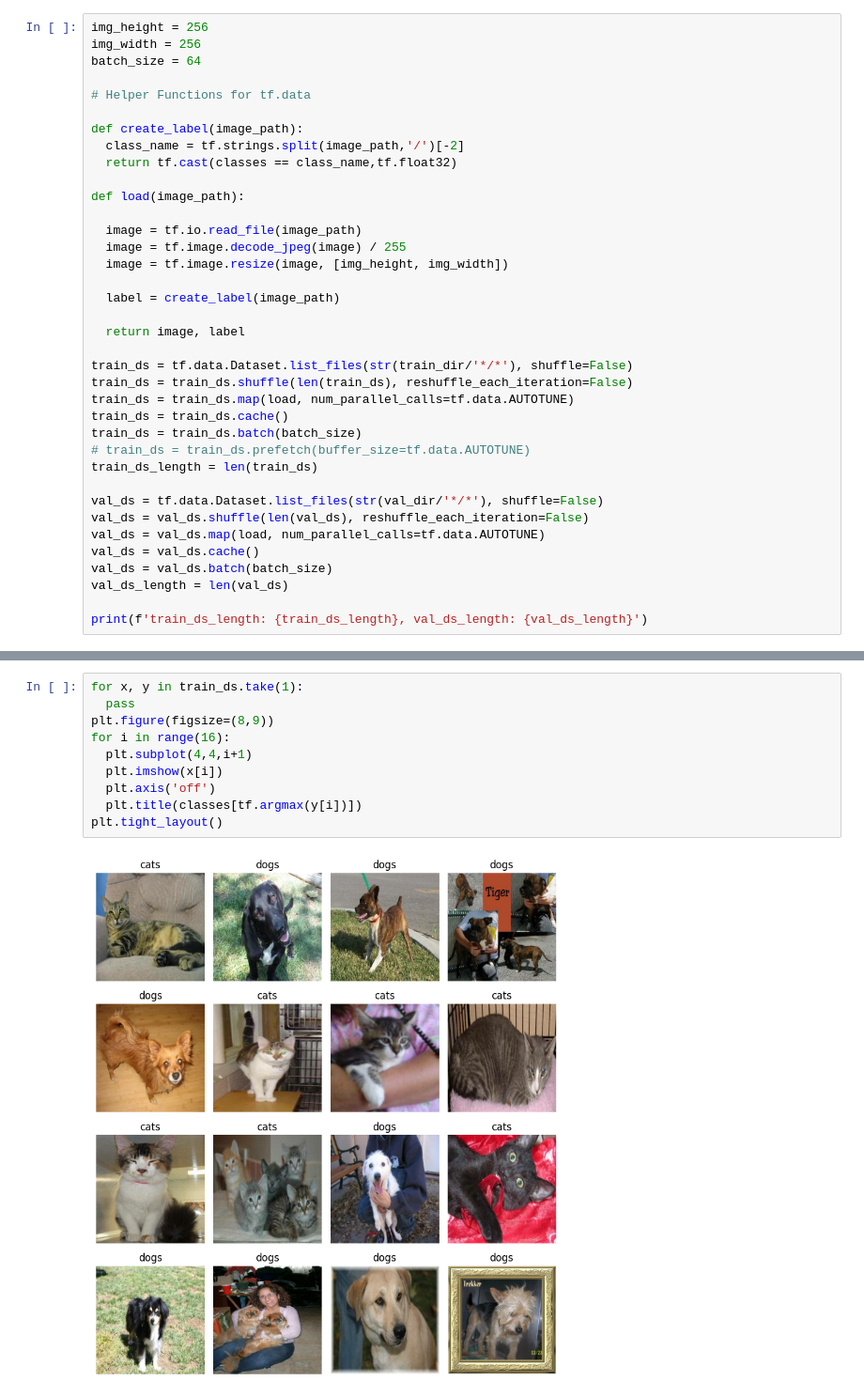
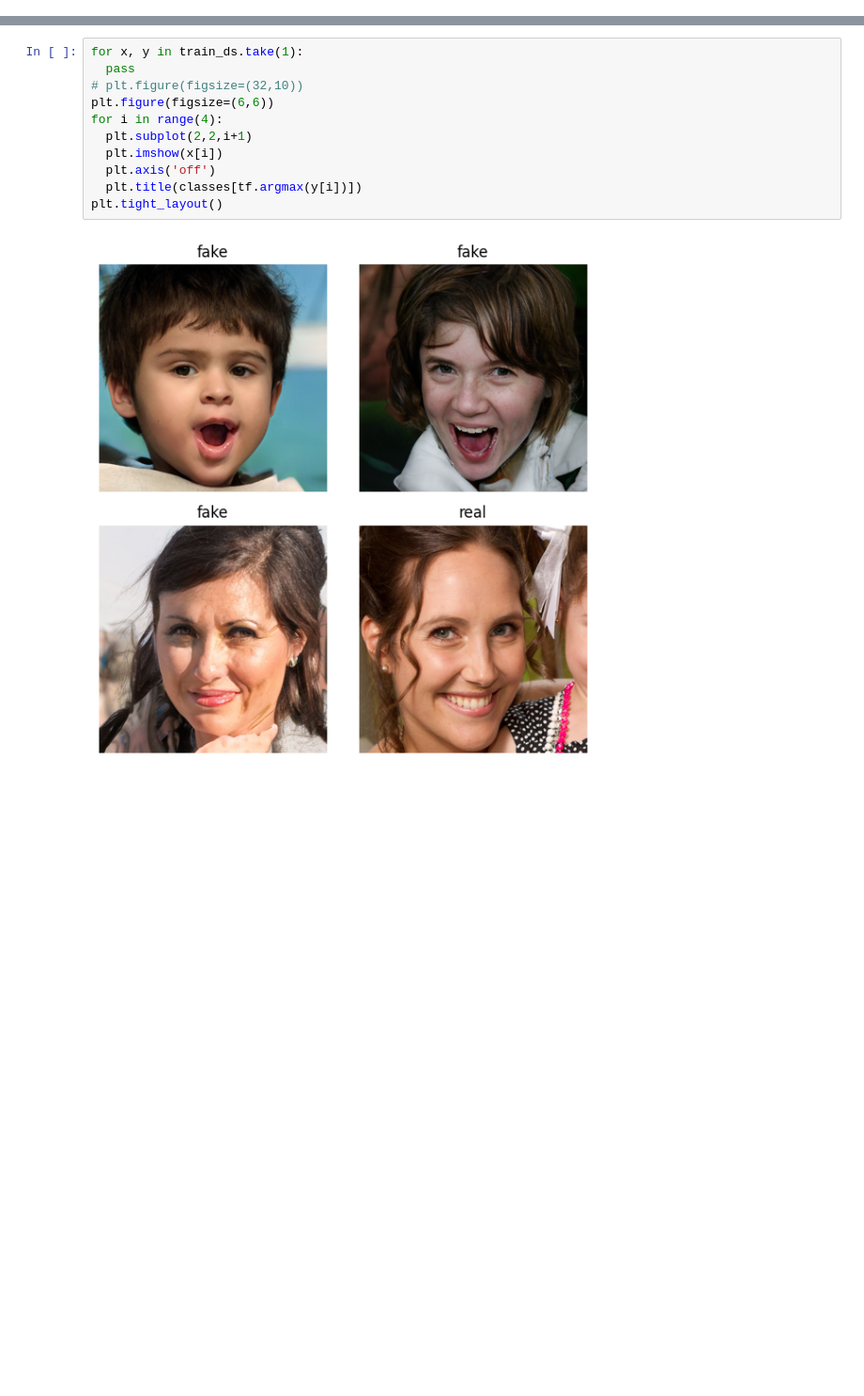
Before and after one commit to SarveshPatil99/Adversarial-Robustness-Enhancement, a Jupyter notebook: TML_Baseline.ipynb, the cells around one changed output, grey strips where cells are left out. Shown at 94% size. Saved outputs shown, nothing was run; the diff lists cells and outputs as text; blank space fills up the shorter version.

```diff
--- a/TML_Baseline.ipynb
+++ b/TML_Baseline.ipynb
@@ -74,37 +65,0 @@ def benchmark(dataset, num_epochs=2, label=''):
-# %%
-img_height = 256
-img_width = 256
-batch_size = 64
-
-# Helper Functions for tf.data
-
-def create_label(image_path):
-  class_name = tf.strings.split(image_path,'/')[-2]
-  return tf.cast(classes == class_name,tf.float32)
-
-def load(image_path):
-
-  image = tf.io.read_file(image_path)
-  image = tf.image.decode_jpeg(image) / 255
-  image = tf.image.resize(image, [img_height, img_width])
-
-  label = create_label(image_path)
-
-  return image, label
-
-train_ds = tf.data.Dataset.list_files(str(train_dir/'*/*'), shuffle=False)
-train_ds = train_ds.shuffle(len(train_ds), reshuffle_each_iteration=False)
-train_ds = train_ds.map(load, num_parallel_calls=tf.data.AUTOTUNE)
-train_ds = train_ds.cache()
-train_ds = train_ds.batch(batch_size)
-# train_ds = train_ds.prefetch(buffer_size=tf.data.AUTOTUNE)
-train_ds_length = len(train_ds)
-
-val_ds = tf.data.Dataset.list_files(str(val_dir/'*/*'), shuffle=False)
-val_ds = val_ds.shuffle(len(val_ds), reshuffle_each_iteration=False)
-val_ds = val_ds.map(load, num_parallel_calls=tf.data.AUTOTUNE)
-val_ds = val_ds.cache()
-val_ds = val_ds.batch(batch_size)
-val_ds_length = len(val_ds)
-
-print(f'train_ds_length: {train_ds_length}, val_ds_length: {val_ds_length}')
@@ -113,13 +154,14 @@ train_ds_length: 32, val_ds_length: 16
 # %%
 for x, y in train_ds.take(1):
   pass
-plt.figure(figsize=(8,9))
-for i in range(16):
-  plt.subplot(4,4,i+1)
+# plt.figure(figsize=(32,10))
+plt.figure(figsize=(6,6))
+for i in range(4):
+  plt.subplot(2,2,i+1)
   plt.imshow(x[i])
   plt.axis('off')
   plt.title(classes[tf.argmax(y[i])])
 plt.tight_layout()
 # %% [output]
-[figure, old version]
+[figure, new version]
 # %%
```
Also changed, not shown: parts of 17 cells of this notebook.
